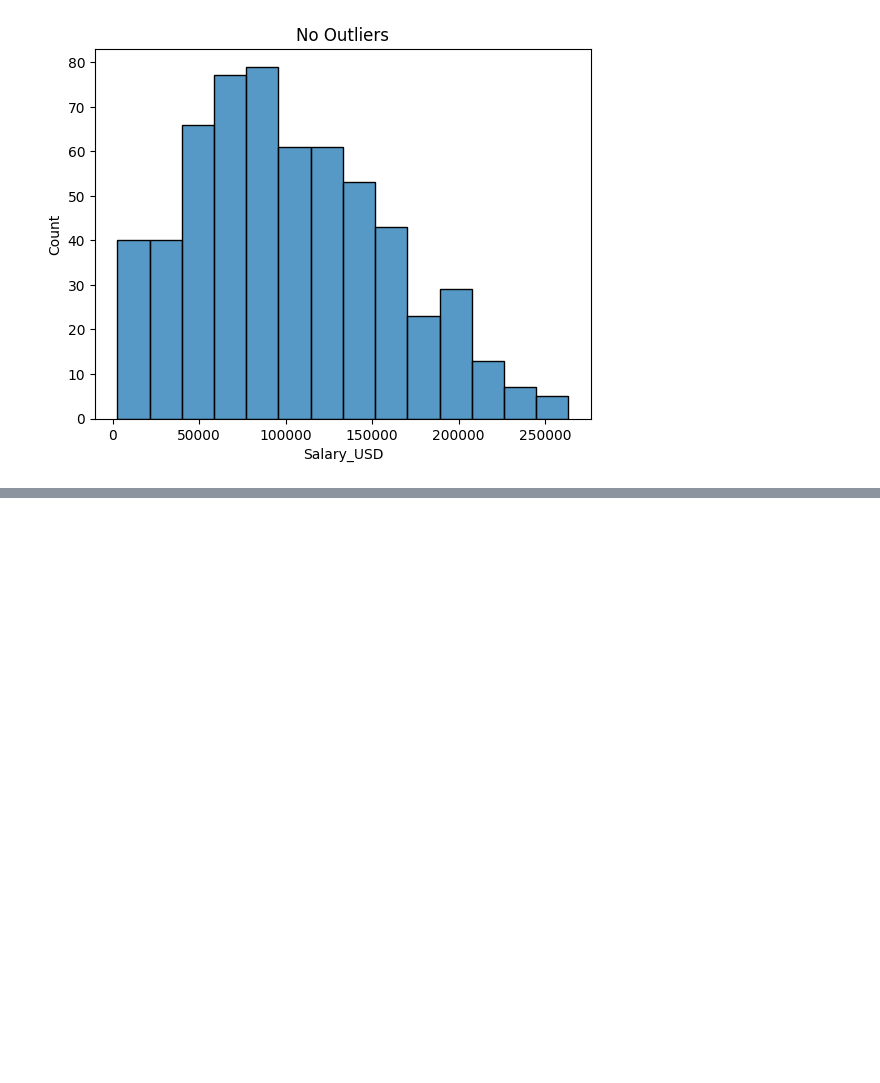
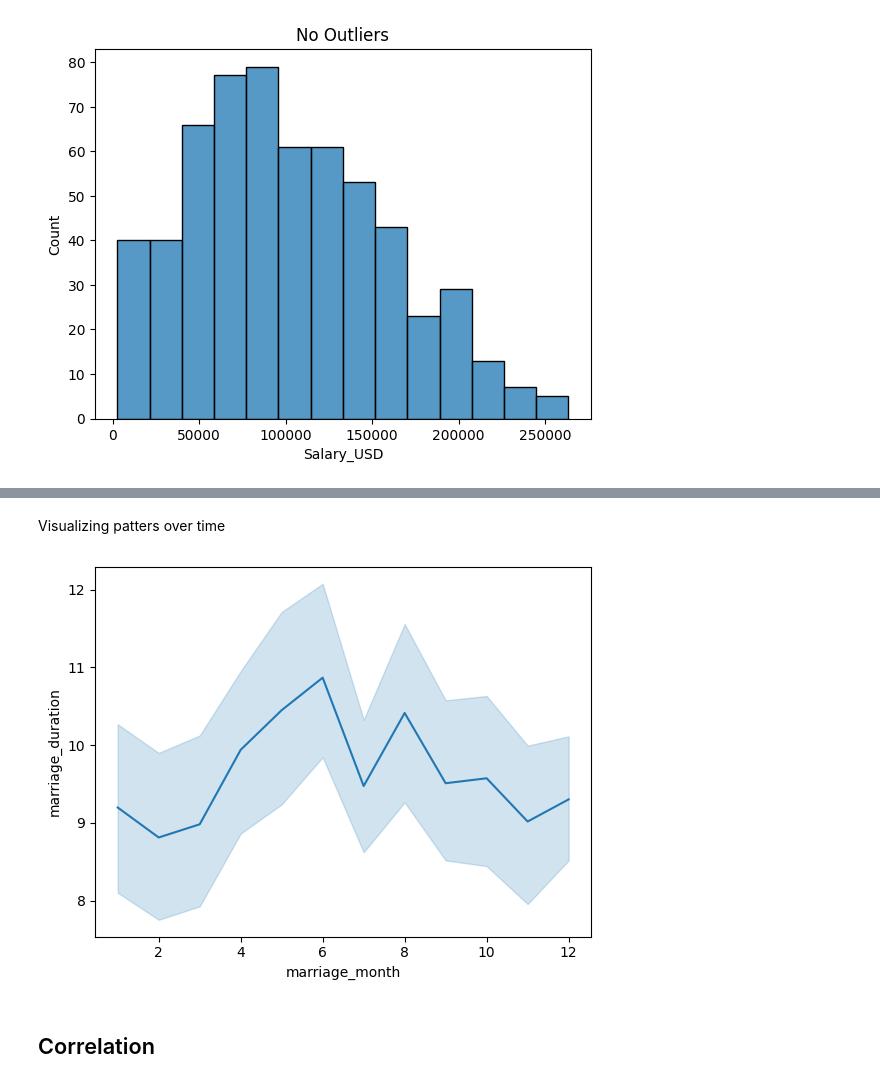
Before and after one commit to andrewch28/DataCamp, a Jupyter notebook: 10)EDA.ipynb, the cells around one changed output, grey strips where cells are left out. Drawn from its saved outputs; the diff is of its cells as text; code cells hidden in the pictures; blank space fills up the shorter version.

```diff
--- a/10)EDA.ipynb
+++ b/10)EDA.ipynb
@@ -505,0 +525,3 @@ plt.show()
+# %%
+divorce = pd.read_csv("databases/divorce.csv", parse_dates=["marriage_date"])
+divorce.dtypes
@@ -505,0 +542,3 @@ plt.show()
+# %%
+divorce["marriage_date"] = pd.to_datetime(divorce["marriage_date"])
+divorce.dtypes
@@ -505,0 +569,3 @@ plt.show()
+# %%
+divorce["marriage_month"] = divorce["marriage_date"].dt.month
+divorce.head()
@@ -505,0 +579,9 @@ plt.show()
+# %% [markdown]
+Visualizing patters over time
+# %%
+sns.lineplot(data=divorce, x="marriage_month", y="marriage_duration")
+plt.show()
+# %% [output]
+[figure, added]
+# %% [markdown]
+## Correlation
```
Also changed, not shown: parts of 45 cells of this notebook, 1 other file.
